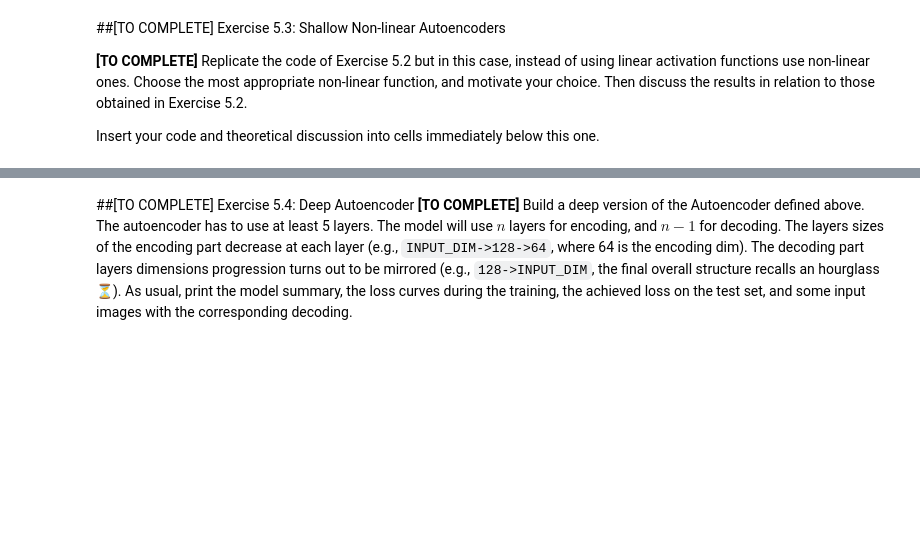
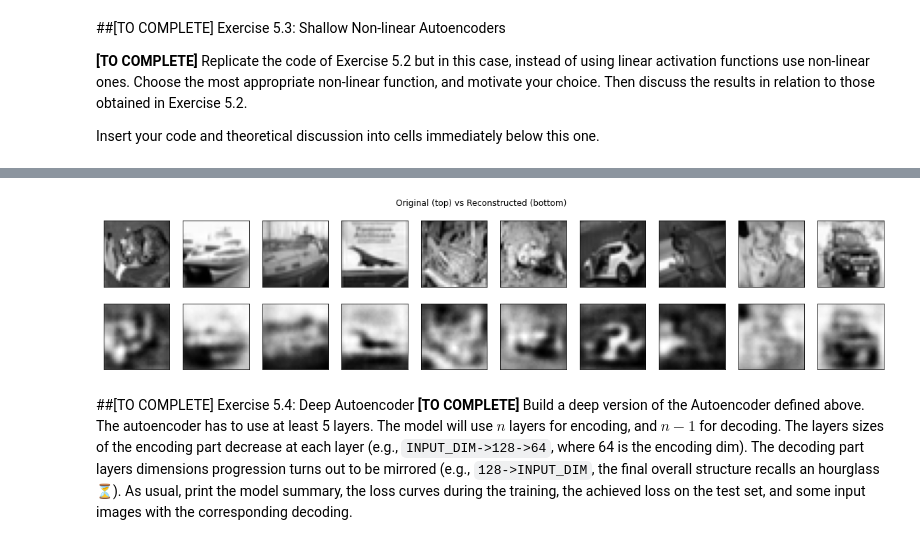
Before and after one commit to GionataGrotto/Deep-Learning, a Jupyter notebook: HW5.ipynb, the cells around one changed output, grey strips where cells are left out. Drawn from its saved outputs; the diff is of its cells as text; code cells hidden in the pictures; blank space fills up the shorter version.

```diff
--- a/HW5.ipynb
+++ b/HW5.ipynb
@@ -169,3 +290,10 @@ Insert your code and theoretical discussion into cells immediately below this on
+# %%
+encoded_imgs = encoder.predict(x_test)
+decoded_imgs = decoder.predict(encoded_imgs)
+
+plot_img(10, [x_test, decoded_imgs], title = "Original (top) vs Reconstructed (bottom)")
+# %% [output]
+[figure, added]
 # %% [markdown]
 ##[TO COMPLETE] Exercise 5.4: Deep Autoencoder
 **[TO COMPLETE]** Build a deep version of the Autoencoder defined above. The autoencoder has to use at least 5 layers. The model will use $n$ layers for encoding, and $n-1$ for decoding. The layers sizes of the encoding part decrease at each layer (e.g., `INPUT_DIM->128->64`, where 64 is the encoding dim). The decoding part layers dimensions progression turns out to be mirrored (e.g., `128->INPUT_DIM`, the final overall structure recalls an hourglass ⏳).
```
Also changed, not shown: parts of 33 cells of this notebook.
